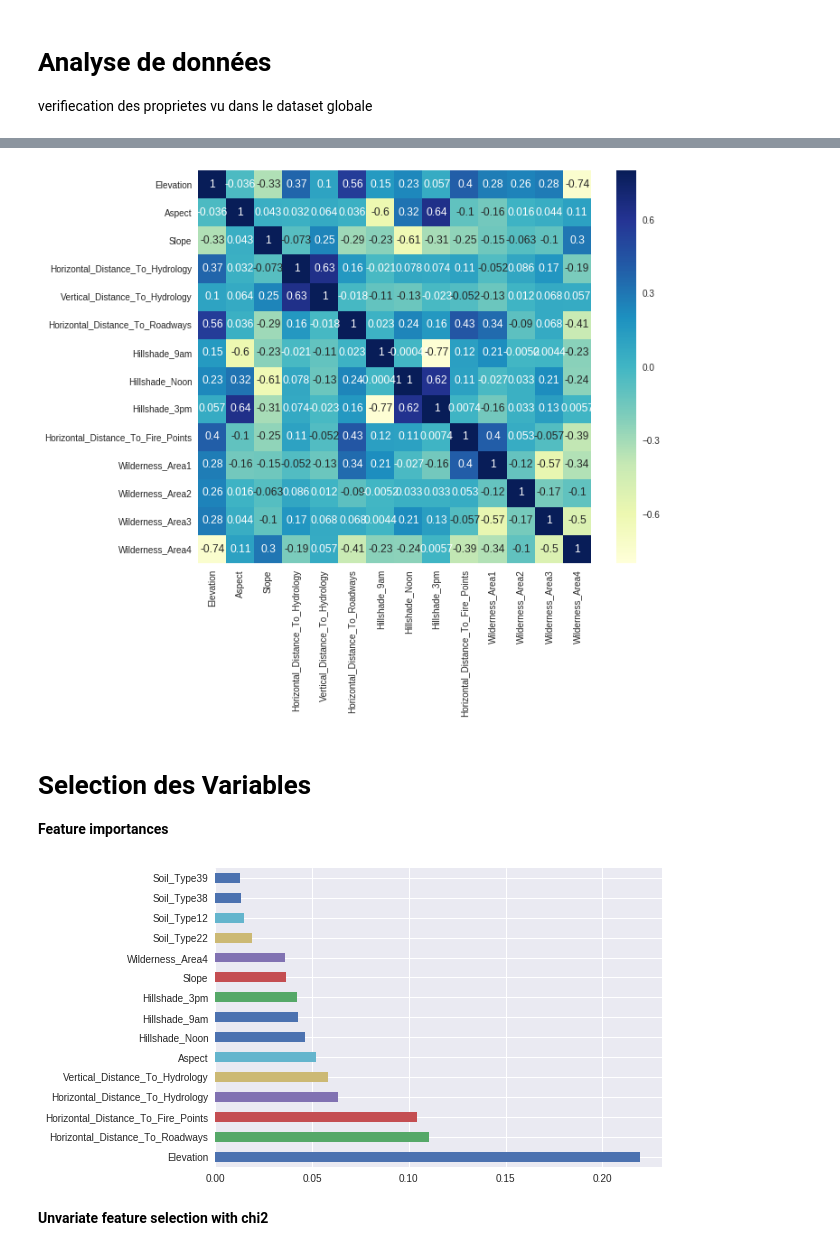
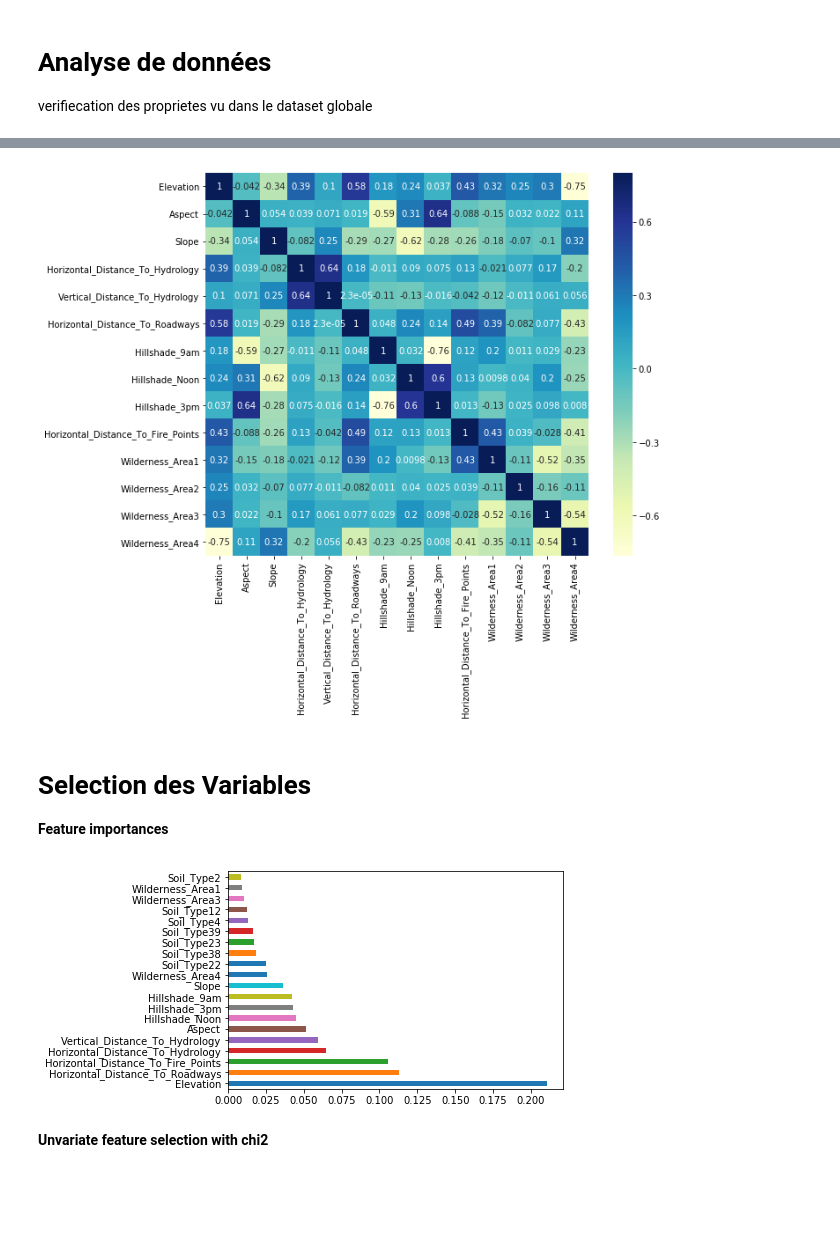
Before and after one commit to RomaricKanyamibwa/ForestCoverTypePrediction, a Jupyter notebook: ForestCoverTypePrediction_Classification.ipynb, the cells around one changed output, grey strips where cells are left out. Drawn from its saved outputs; the diff is of its cells as text; code cells hidden in the pictures; blank space fills up the shorter version.

```diff
--- a/ForestCoverTypePrediction_Classification.ipynb
+++ b/ForestCoverTypePrediction_Classification.ipynb
@@ -69,12 +69,12 @@ on observe que les données ne sont pas du tout equilibré
 # %% [markdown]
 # Construction des données equilibré
 # %%
-covtype_balanced=covtype[covtype['Cover_Type']==4].sample(n=2160)
+covtype_balanced=covtype[covtype['Cover_Type']==4].sample(frac=0.79)#(n=2160)
 frames = [covtype_balanced]
-
+random.seed(1)
 for i in range(1,8):
-  if i!=4:
-    frames.append(covtype[covtype['Cover_Type']==i].sample(n=2160)#int(len(covtype_balanced)*(1+random.uniform(0.5, 2)))))
+    if i!=4:
+        frames.append(covtype[covtype['Cover_Type']==i].sample(int(len(covtype_balanced)*(1+random.uniform(0.5,1.5)))))
 
 covtype_balanced=pd.concat(frames)
 covtype_balanced=covtype_balanced.sample(frac=1)#.reset_index(drop=True)#melange des données
@@ -144,7 +144,7 @@ corrmat = covtype_balanced.iloc[:,:size].corr()
 f, ax = plt.subplots(figsize = (10,8))
 sns.heatmap(corrmat,vmax=0.8,square=True,annot=True,cmap="YlGnBu");
 # %% [output]
-[figure, old version]
+[figure, new version]
 # %% [markdown]
 # Selection des Variables
 **Feature importances**
@@ -166,7 +166,7 @@ def best_n_features(data,n=10,n_classes=7):
 # %%
-globl_features=best_n_features(covtype,n=15)
+globl_features=best_n_features(covtype,n=20)
 # %% [output]
-[figure, old version]
+[figure, new version]
 # %% [markdown]
 **Unvariate feature selection with  chi2**
 # %%
```
Also changed, not shown: parts of 33 cells of this notebook, 30 other files.
